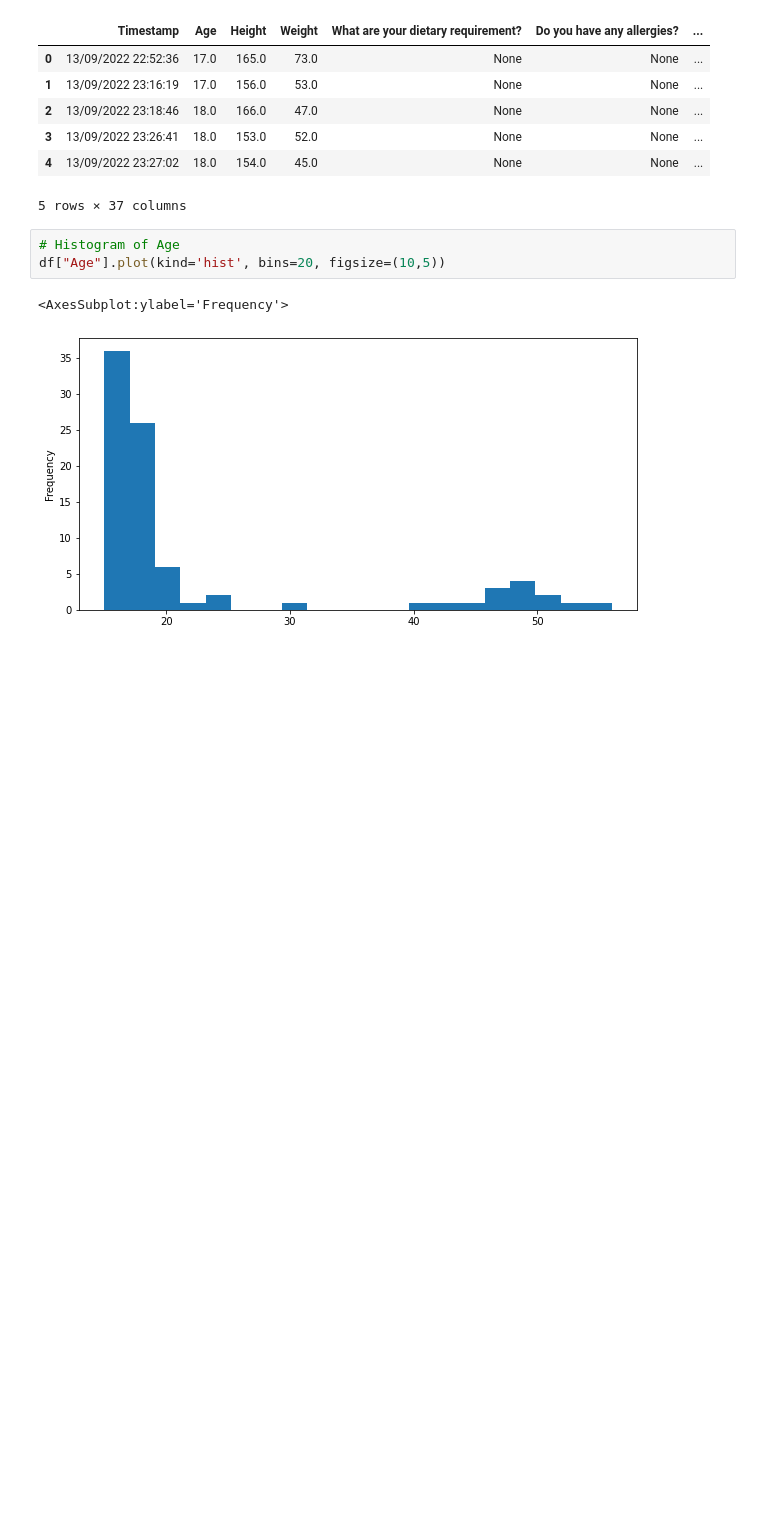
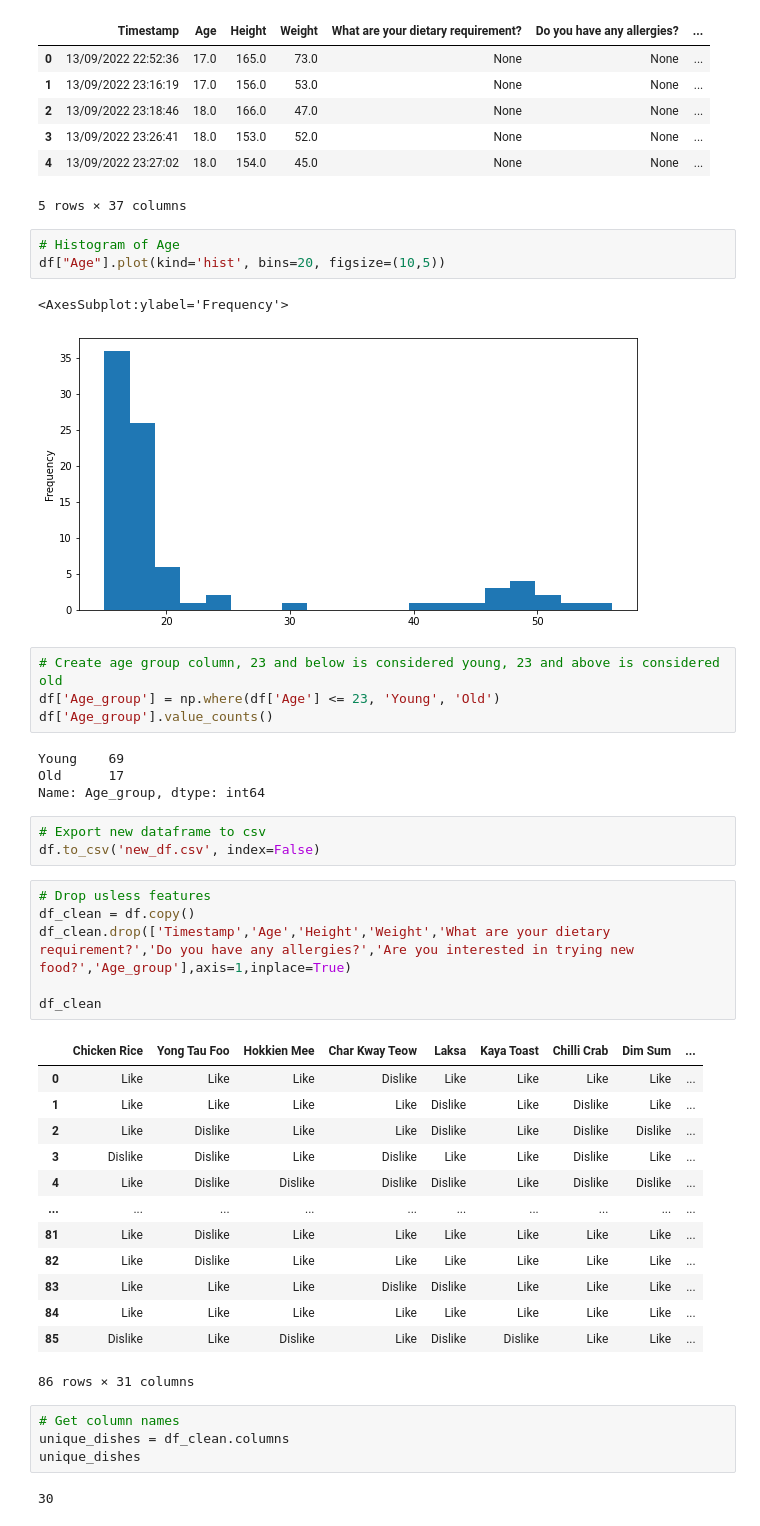
Before and after one commit to UltraRaptorYT/Batey, a Jupyter notebook: Recommender/Test.ipynb, the cells around one changed output. Cells and saved outputs as stored; diff of their text form; blank space fills up the shorter version.

```diff
--- a/Recommender/Test.ipynb
+++ b/Recommender/Test.ipynb
@@ -31,3 +36,40 @@ df["Age"].plot(kind='hist', bins=20, figsize=(10,5))
 # %% [output]
 <AxesSubplot:ylabel='Frequency'>
 [figure]
+# %%
+# Create age group column, 23 and below is considered young, 23 and above is considered old
+df['Age_group'] = np.where(df['Age'] <= 23, 'Young', 'Old')
+df['Age_group'].value_counts()
+# %% [output]
+Young    69
+Old      17
+Name: Age_group, dtype: int64
+# %%
+# Export new dataframe to csv
+df.to_csv('new_df.csv', index=False)
+# %%
+# Drop usless features
+df_clean = df.copy()
+df_clean.drop(['Timestamp','Age','Height','Weight','What are your dietary requirement?','Do you have any allergies?','Are you interested in trying new food?','Age_group'],axis=1,inplace=True)
+
+df_clean
+# %% [output]
+|  | Chicken Rice | Yong Tau Foo | Hokkien Mee | Char Kway Teow | Laksa | Kaya Toast | Chilli Crab | Dim Sum | ... |
+| 0 | Like | Like | Like | Dislike | Like | Like | Like | Like | ... |
+| 1 | Like | Like | Like | Like | Dislike | Like | Dislike | Like | ... |
+| 2 | Like | Dislike | Like | Like | Dislike | Like | Dislike | Dislike | ... |
+| 3 | Dislike | Dislike | Like | Dislike | Like | Like | Dislike | Like | ... |
+| 4 | Like | Dislike | Dislike | Dislike | Dislike | Like | Dislike | Dislike | ... |
+| ... | ... | ... | ... | ... | ... | ... | ... | ... | ... |
+| 81 | Like | Dislike | Like | Like | Like | Like | Like | Like | ... |
+| 82 | Like | Dislike | Like | Like | Like | Like | Like | Like | ... |
+| 83 | Like | Like | Like | Dislike | Dislike | Like | Like | Like | ... |
+| 84 | Like | Like | Like | Like | Like | Like | Like | Like | ... |
+| 85 | Dislike | Like | Dislike | Like | Dislike | Dislike | Like | Like | ... |
+86 rows × 31 columns
+# %%
+# Get column names
+unique_dishes = df_clean.columns
+unique_dishes
+# %% [output]
+30
```
Also changed, not shown: parts of 11 cells of this notebook, 7 other files.
